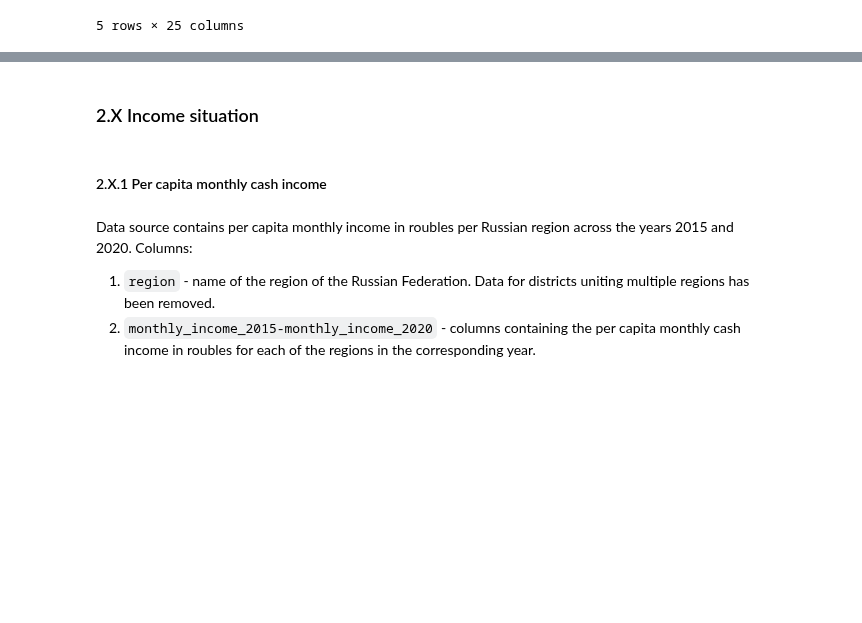
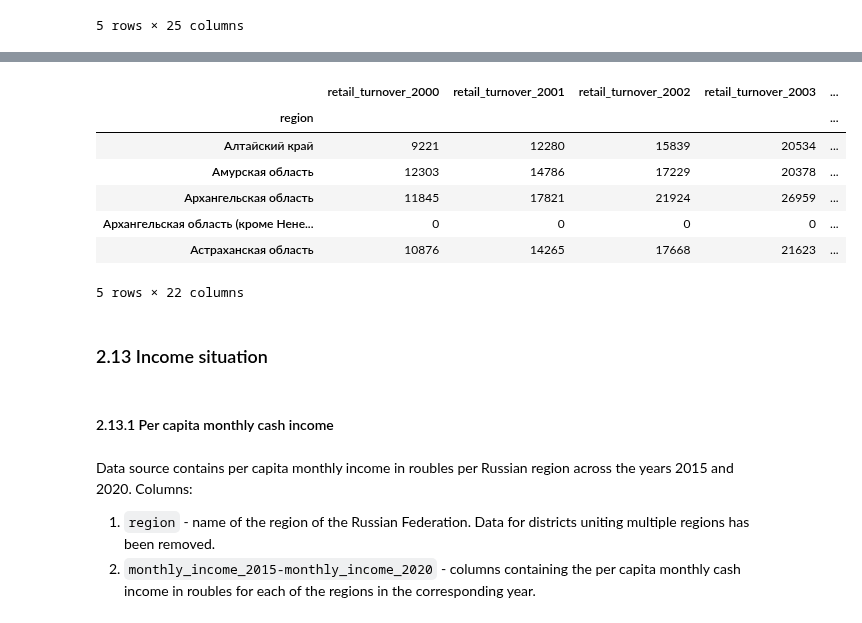
Before and after one commit to helios12/DataScienceProjects, a Jupyter notebook: projects/project-7-final/Project-7.Identification_of_vulnerable_population_groups.ipynb, the cells around one changed output, grey strips where cells are left out. Saved outputs shown, nothing was run; the diff lists cells and outputs as text; code cells hidden in the pictures; blank space fills up the shorter version.

```diff
--- a/projects/project-7-final/Project-7.Identification_of_vulnerable_population_groups.ipynb
+++ b/projects/project-7-final/Project-7.Identification_of_vulnerable_population_groups.ipynb
@@ -333,7 +379,26 @@ data_gross_product.head()
+# %%
+data_retail_turnover = pd.read_excel('data/retail_turnover_per_capita_2000_2021.xlsx')
+data_retail_turnover['region'] = data_retail_turnover['region'].str.strip()
+data_retail_turnover = rename_columns(data_retail_turnover, 'retail_turnover_')
+data_retail_turnover = data_retail_turnover.set_index('region')
+data_retail_turnover = data_retail_turnover.sort_index()
+data_retail_turnover.head()
+
+# df = pd.concat([data_population, data_retail_turnover], axis=1)
+# df.to_csv('text.csv')
+# %% [output]
+|  | retail_turnover_2000 | retail_turnover_2001 | retail_turnover_2002 | retail_turnover_2003 | ... |
+| region |  |  |  |  | ... |
+| Алтайский край | 9221 | 12280 | 15839 | 20534 | ... |
+| Амурская область | 12303 | 14786 | 17229 | 20378 | ... |
+| Архангельская область | 11845 | 17821 | 21924 | 26959 | ... |
+| Архангельская область (кроме Нене... | 0 | 0 | 0 | 0 | ... |
+| Астраханская область | 10876 | 14265 | 17668 | 21623 | ... |
+5 rows × 22 columns
 # %% [markdown]
-### 2.X Income situation
+### 2.13 Income situation
 # %% [markdown]
-#### 2.X.1 Per capita monthly cash income
+#### 2.13.1 Per capita monthly cash income
 # %% [markdown]
 Data source contains per capita monthly income in roubles per Russian region across the years 2015 and 2020. Columns:
 1. `region` - name of the region of the Russian Federation. Data for districts uniting multiple regions has been removed.
```
Also changed, not shown: parts of 13 cells of this notebook, 6 other files.
